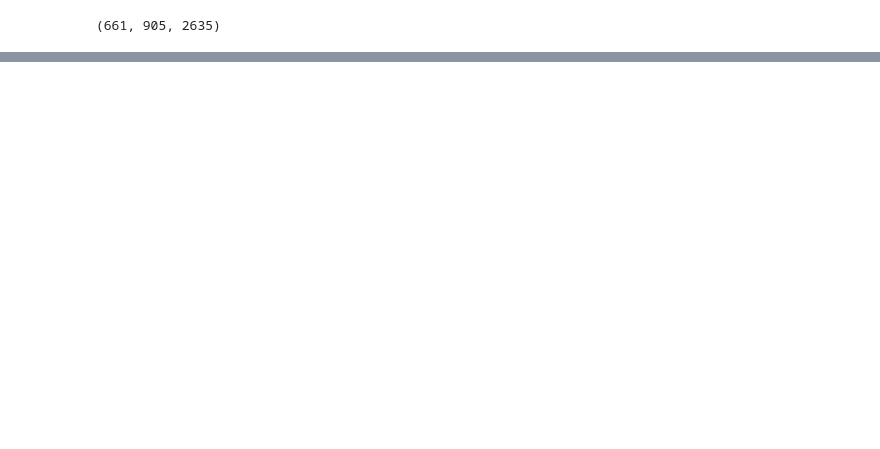
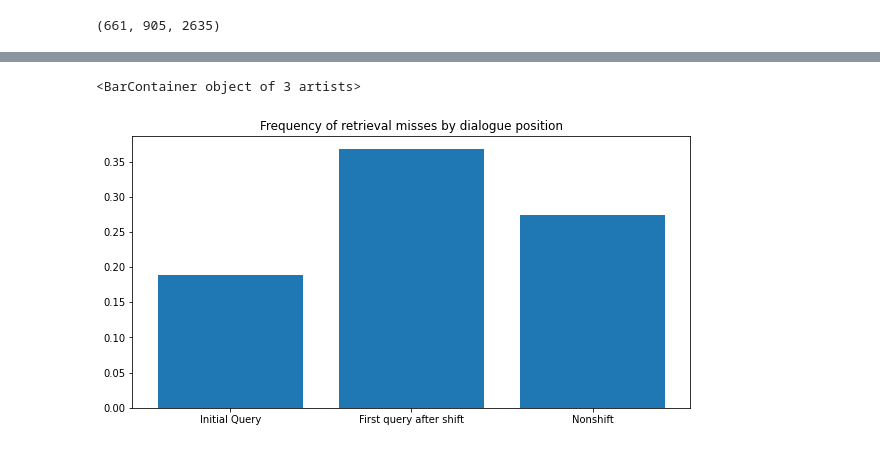
Before and after one commit to gsireesh/multidoc2dial, a Jupyter notebook: scripts/result_viz.ipynb, the cells around one changed output, grey strips where cells are left out. Saved outputs shown, nothing was run; the diff lists cells and outputs as text; code cells hidden in the pictures; blank space fills up the shorter version.

```diff
--- a/scripts/result_viz.ipynb
+++ b/scripts/result_viz.ipynb
@@ -248,0 +297,8 @@ ax.violinplot([init_sb, shift_sb, nonshift_sb], showmeans=True)
+# %%
+fig, ax = plt.subplots(figsize=(10,5))
+ax.set_title("Frequency of retrieval misses by dialogue position")
+ax.set_xticks([1,2,3], labels=["Initial Query", "First query after shift", "Nonshift"])
+ax.bar([1,2,3], height=[init_misses/n_init, shift_misses/n_shift, nonshift_misses/n_nonshift])
+# %% [output]
+<BarContainer object of 3 artists>
+[figure, added]
```
Also changed, not shown: parts of 6 cells of this notebook.
